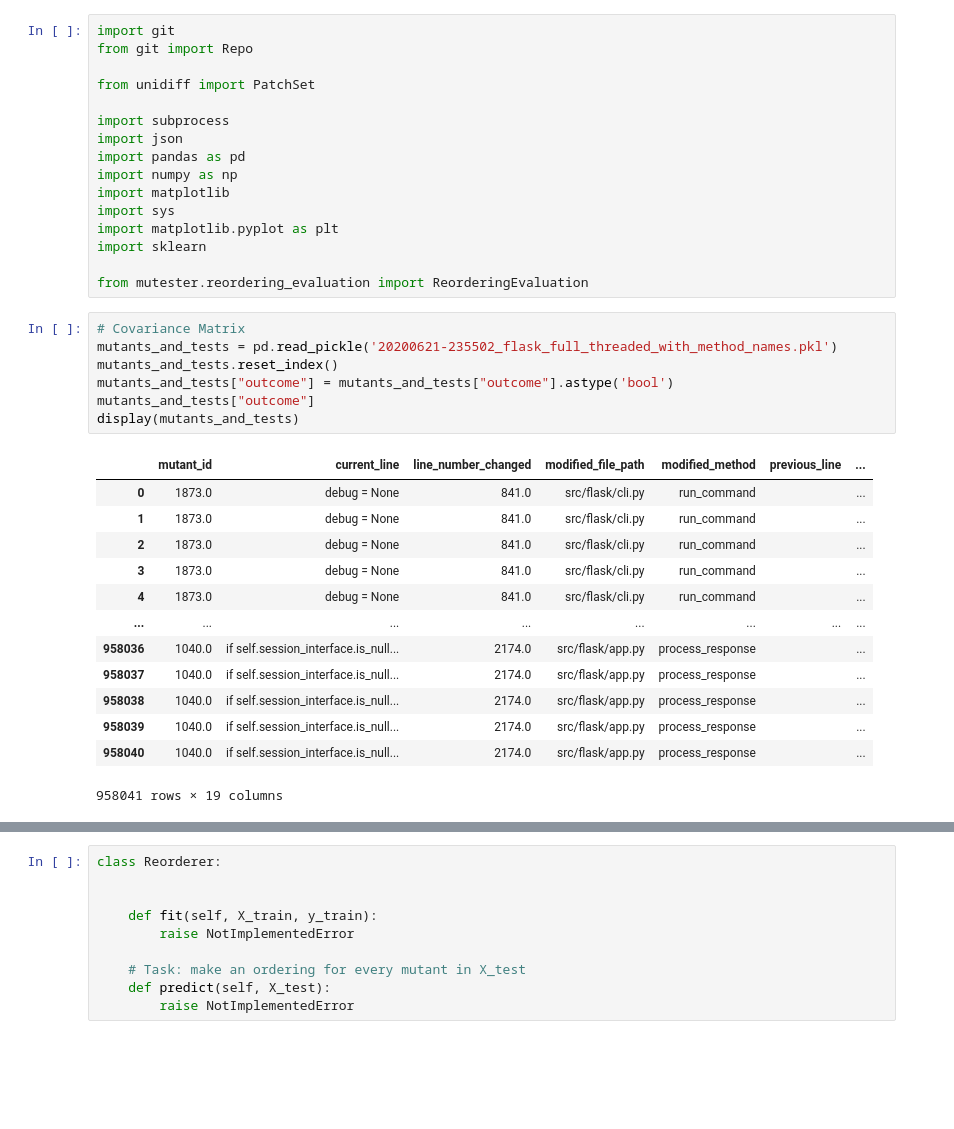
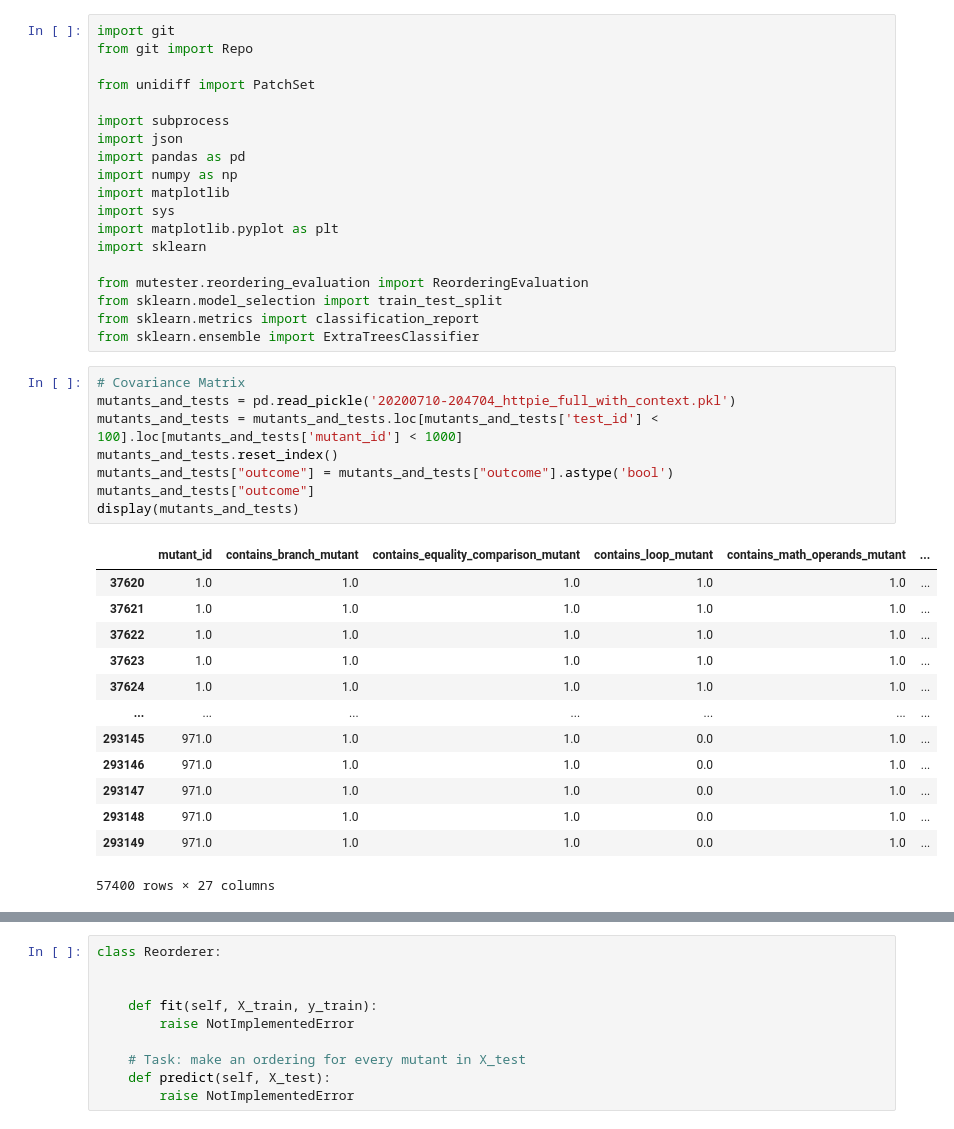
Before and after one commit to XPerianer/Mutester, a Jupyter notebook: Reordering_Evaluations.ipynb, the cells around one changed output, grey strips where cells are left out. Saved outputs shown, nothing was run; the diff lists cells and outputs as text; blank space fills up the shorter version.

```diff
--- a/Reordering_Evaluations.ipynb
+++ b/Reordering_Evaluations.ipynb
@@ -14,24 +14,28 @@ import matplotlib.pyplot as plt
 import sklearn
 
 from mutester.reordering_evaluation import ReorderingEvaluation
+from sklearn.model_selection import train_test_split
+from sklearn.metrics import classification_report
+from sklearn.ensemble import ExtraTreesClassifier
 # %%
 # Covariance Matrix
-mutants_and_tests = pd.read_pickle('20200621-235502_flask_full_threaded_with_method_names.pkl')
+mutants_and_tests = pd.read_pickle('20200710-204704_httpie_full_with_context.pkl')
+mutants_and_tests = mutants_and_tests.loc[mutants_and_tests['test_id'] < 100].loc[mutants_and_tests['mutant_id'] < 1000]
 mutants_and_tests.reset_index()
 mutants_and_tests["outcome"] = mutants_and_tests["outcome"].astype('bool')
 mutants_and_tests["outcome"]
 display(mutants_and_tests)
 # %% [output]
-|  | mutant_id | current_line | line_number_changed | modified_file_path | modified_method | previous_line | ... |
-| 0 | 1873.0 | debug = None | 841.0 | src/flask/cli.py | run_command |  | ... |
-| 1 | 1873.0 | debug = None | 841.0 | src/flask/cli.py | run_command |  | ... |
-| 2 | 1873.0 | debug = None | 841.0 | src/flask/cli.py | run_command |  | ... |
-| 3 | 1873.0 | debug = None | 841.0 | src/flask/cli.py | run_command |  | ... |
-| 4 | 1873.0 | debug = None | 841.0 | src/flask/cli.py | run_command |  | ... |
-| ... | ... | ... | ... | ... | ... | ... | ... |
-| 958036 | 1040.0 | if self.session_interface.is_null... | 2174.0 | src/flask/app.py | process_response |  | ... |
-| 958037 | 1040.0 | if self.session_interface.is_null... | 2174.0 | src/flask/app.py | process_response |  | ... |
-| 958038 | 1040.0 | if self.session_interface.is_null... | 2174.0 | src/flask/app.py | process_response |  | ... |
-| 958039 | 1040.0 | if self.session_interface.is_null... | 2174.0 | src/flask/app.py | process_response |  | ... |
-| 958040 | 1040.0 | if self.session_interface.is_null... | 2174.0 | src/flask/app.py | process_response |  | ... |
+|  | mutant_id | contains_branch_mutant | contains_equality_comparison_mutant | contains_loop_mutant | contains_math_operands_mutant | ... |
+| 37620 | 1.0 | 1.0 | 1.0 | 1.0 | 1.0 | ... |
+| 37621 | 1.0 | 1.0 | 1.0 | 1.0 | 1.0 | ... |
+| 37622 | 1.0 | 1.0 | 1.0 | 1.0 | 1.0 | ... |
+| 37623 | 1.0 | 1.0 | 1.0 | 1.0 | 1.0 | ... |
+| 37624 | 1.0 | 1.0 | 1.0 | 1.0 | 1.0 | ... |
+| ... | ... | ... | ... | ... | ... | ... |
+| 293145 | 971.0 | 1.0 | 1.0 | 0.0 | 1.0 | ... |
+| 293146 | 971.0 | 1.0 | 1.0 | 0.0 | 1.0 | ... |
+| 293147 | 971.0 | 1.0 | 1.0 | 0.0 | 1.0 | ... |
+| 293148 | 971.0 | 1.0 | 1.0 | 0.0 | 1.0 | ... |
+| 293149 | 971.0 | 1.0 | 1.0 | 0.0 | 1.0 | ... |
-958041 rows × 19 columns
+57400 rows × 27 columns
```
Also changed, not shown: parts of 13 cells of this notebook.
